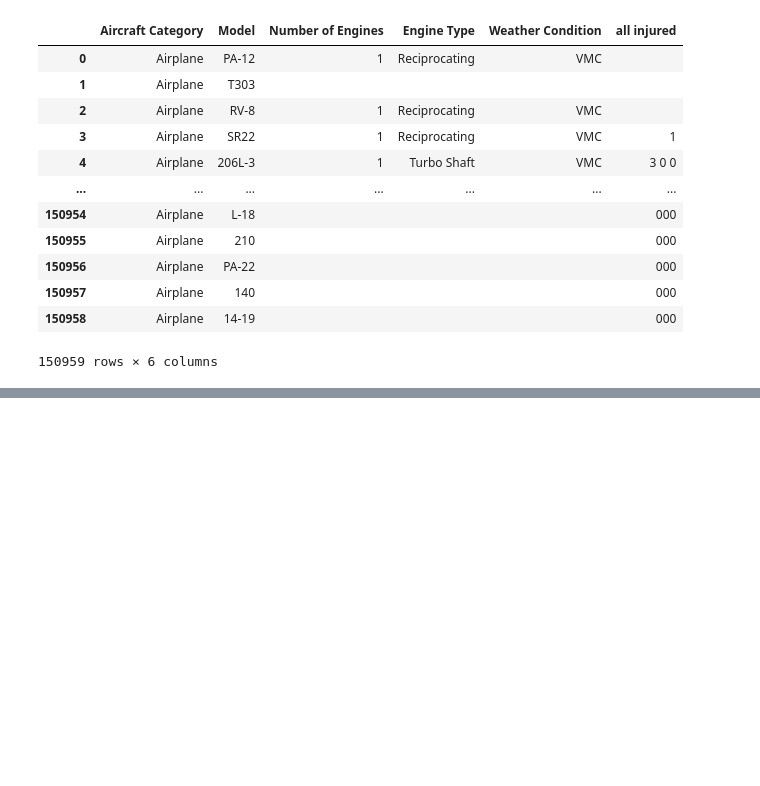
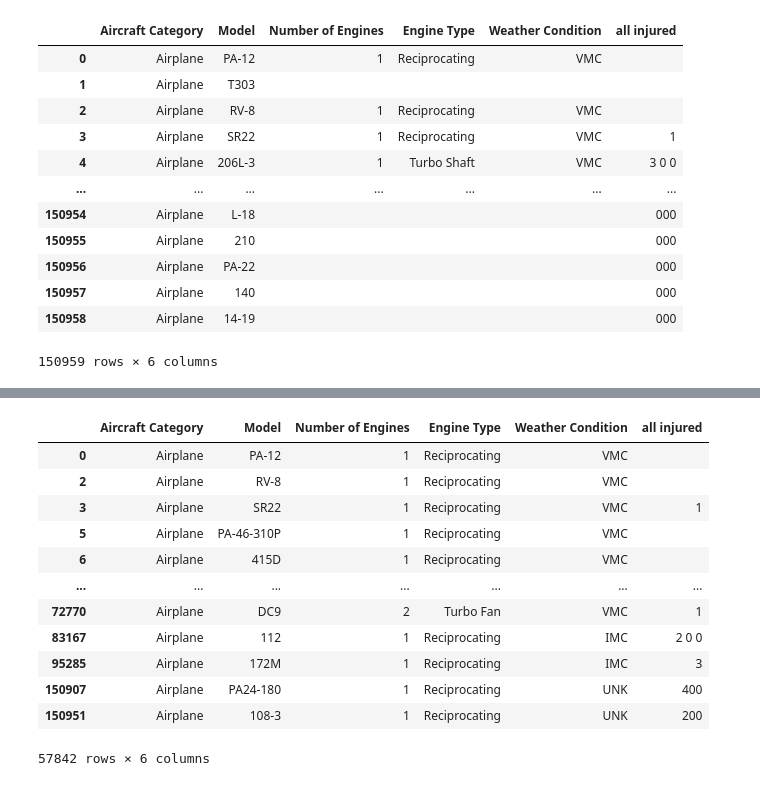
Before and after one commit to johnthiongo071-collab/plane-acquisition-data, a Jupyter notebook: data/aircraft.ipynb, the cells around one changed output, grey strips where cells are left out. Cells and saved outputs as stored; diff of their text form; code cells hidden in the pictures; blank space fills up the shorter version.

```diff
--- a/data/aircraft.ipynb
+++ b/data/aircraft.ipynb
@@ -199,0 +224,5 @@ df1
+# %%
+#removes models of old engines
+
+models=['WITTMAN WT-8','KING COBRA-B','PRO TECH','BL14-19-3','ZLIN Z50 LA','J-3-C65','MY-200A','ST-108-2','RC 3','206TU']
+df1=df1.loc[~df1['Model'].isin(models)]
@@ -199,0 +242,7 @@ df1
+# %%
+df1['Engine Type']=(df1['Engine Type'].astype(str).str.strip().str.title())
+# %%
+#removes the unimportant engine types
+
+engine=['Reciprocating','Turbo Prop','Turbo Fan','Turbo Jet']
+df1=df1.loc[df1['Engine Type'].isin(engine)]
@@ -199,0 +281,16 @@ df1
+# %%
+df1
+# %% [output]
+|  | Aircraft Category | Model | Number of Engines | Engine Type | Weather Condition | all injured |
+| 0 | Airplane | PA-12 | 1 | Reciprocating | VMC |  |
+| 2 | Airplane | RV-8 | 1 | Reciprocating | VMC |  |
+| 3 | Airplane | SR22 | 1 | Reciprocating | VMC | 1 |
+| 5 | Airplane | PA-46-310P | 1 | Reciprocating | VMC |  |
+| 6 | Airplane | 415D | 1 | Reciprocating | VMC |  |
+| ... | ... | ... | ... | ... | ... | ... |
+| 72770 | Airplane | DC9 | 2 | Turbo Fan | VMC | 1 |
+| 83167 | Airplane | 112 | 1 | Reciprocating | IMC | 2 0 0 |
+| 95285 | Airplane | 172M | 1 | Reciprocating | IMC | 3 |
+| 150907 | Airplane | PA24-180 | 1 | Reciprocating | UNK | 400 |
+| 150951 | Airplane | 108-3 | 1 | Reciprocating | UNK | 200 |
+57842 rows × 6 columns
```
Also changed, not shown: parts of 5 cells of this notebook.
